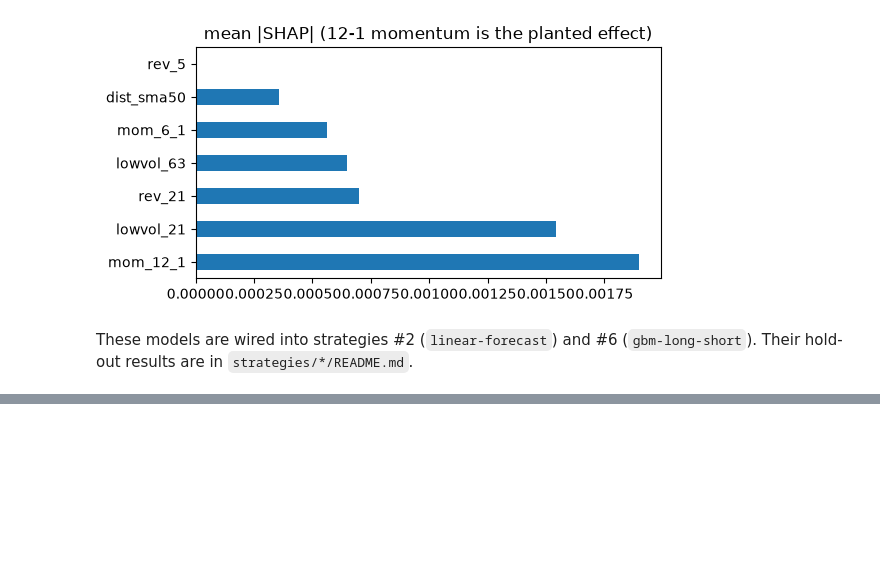
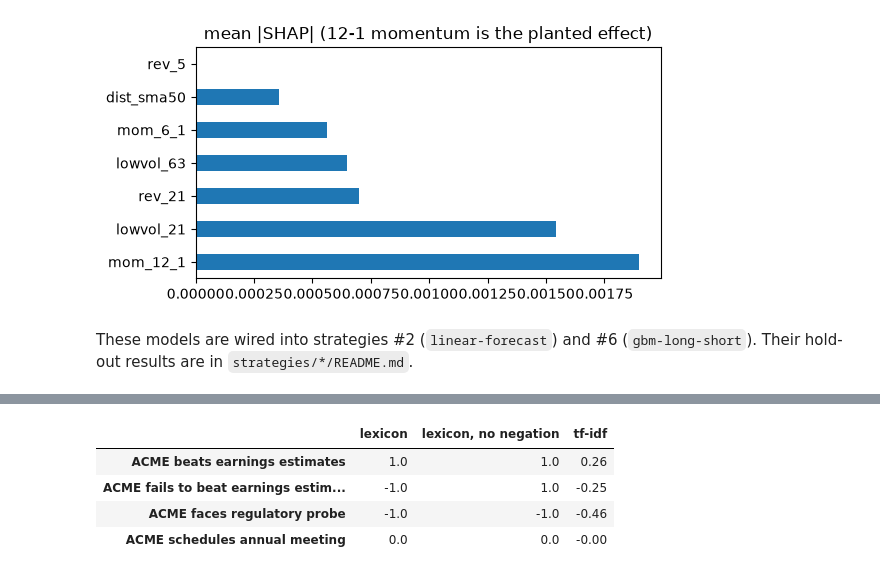
Before and after one commit to martoncse/quant-skills, a Jupyter notebook: skills/models/demo.ipynb, the cells around one changed output, grey strips where cells are left out. Drawn from its saved outputs; the diff is of its cells as text; code cells hidden in the pictures; blank space fills up the shorter version.

```diff
--- a/skills/models/demo.ipynb
+++ b/skills/models/demo.ipynb
@@ -97,0 +101,31 @@ These models are wired into strategies #2 (`linear-forecast`) and #6 (`gbm-long-
+# %%
+from quantskills.data import news_until, synthetic_prices_with_news
+from quantskills.models.text import fit_tfidf, lexicon_score, news_labels, score_headlines
+
+px = synthetic_prices_with_news(seed=0)
+d = px.index.get_level_values("date")
+train_px = px[d <= holdout_date(d, 0.3)]
+news = news_until(train_px)
+tfidf = fit_tfidf(news["headline"], news_labels(news, train_px, 5))
+examples = pd.Series(
+    [
+        "ACME beats earnings estimates",
+        "ACME fails to beat earnings estimates",
+        "ACME faces regulatory probe",
+        "ACME schedules annual meeting",
+    ]
+)
+pd.DataFrame(
+    {
+        "lexicon": [lexicon_score(h) for h in examples],
+        "lexicon, no negation": [lexicon_score(h, negation=False) for h in examples],
+        "tf-idf": score_headlines(tfidf, examples).round(2),
+    },
+    index=examples,
+)
+# %% [output]
+|  | lexicon | lexicon, no negation | tf-idf |
+| ACME beats earnings estimates | 1.0 | 1.0 | 0.26 |
+| ACME fails to beat earnings estim... | -1.0 | 1.0 | -0.25 |
+| ACME faces regulatory probe | -1.0 | -1.0 | -0.46 |
+| ACME schedules annual meeting | 0.0 | 0.0 | -0.00 |
```
Also changed, not shown: parts of 1 cell of this notebook, 41 other files.
